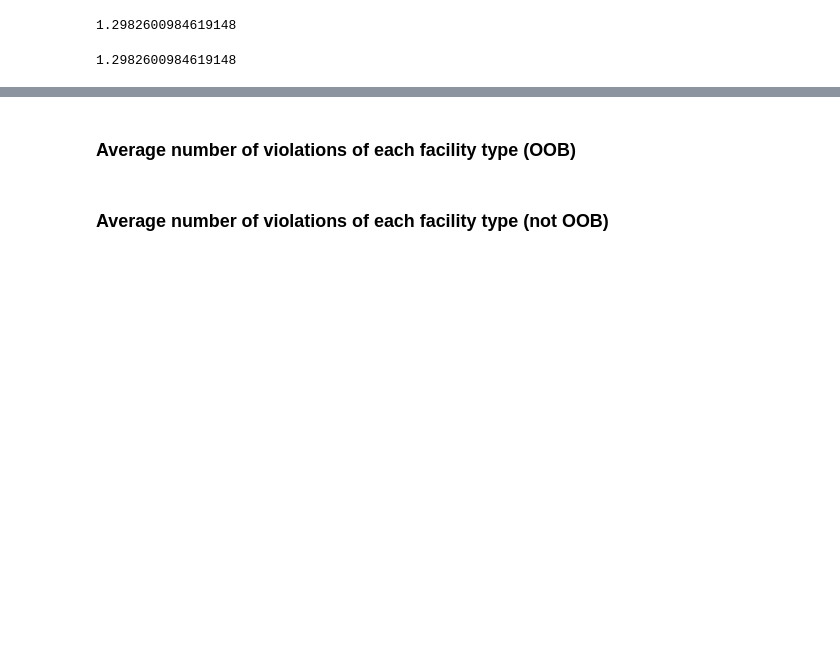
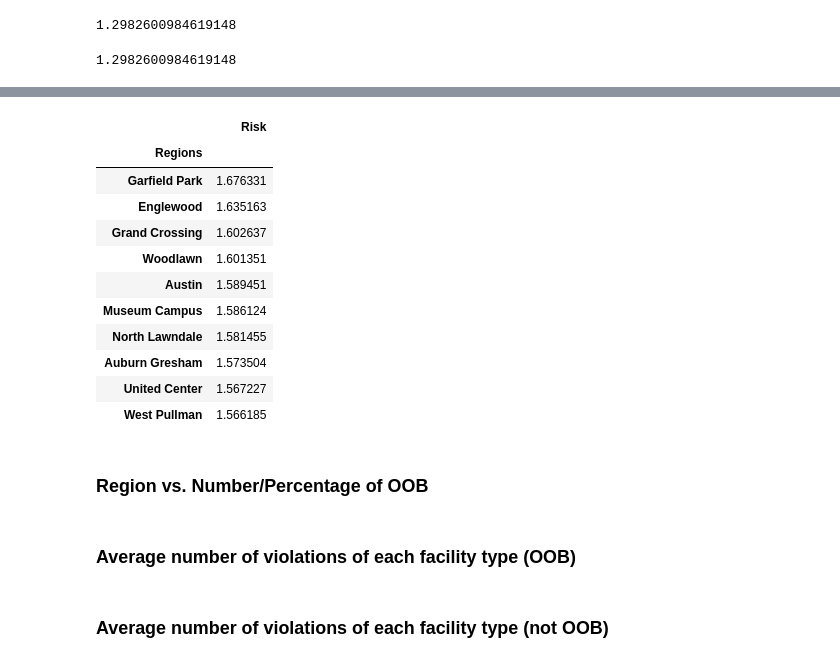
Before and after one commit to RubinDaija/epfl-ada-2019-project, a Jupyter notebook: project_violations_distribution.ipynb, the cells around one changed output, grey strips where cells are left out. Drawn from its saved outputs; the diff is of its cells as text; code cells hidden in the pictures; blank space fills up the shorter version.

```diff
--- a/project_violations_distribution.ipynb
+++ b/project_violations_distribution.ipynb
@@ -686,0 +717,15 @@ set_diff_not_oob['Risk'].mean() #TODO: why are these two the same??
+# %%
+df_region.to_frame().nlargest(10, 'Risk')
+# %% [output]
+|  | Risk |
+| Regions |  |
+| Garfield Park | 1.676331 |
+| Englewood | 1.635163 |
+| Grand Crossing | 1.602637 |
+| Woodlawn | 1.601351 |
+| Austin | 1.589451 |
+| Museum Campus | 1.586124 |
+| North Lawndale | 1.581455 |
+| Auburn Gresham | 1.573504 |
+| United Center | 1.567227 |
+| West Pullman | 1.566185 |
@@ -687,3 +737,5 @@ set_diff_not_oob['Risk'].mean() #TODO: why are these two the same??
+# %% [markdown]
+### **Region vs. Number/Percentage of OOB**
 # %% [markdown]
 ### **Average number of violations of each facility type (OOB)**
 # %% [markdown]
```
Also changed, not shown: parts of 9 cells of this notebook.
